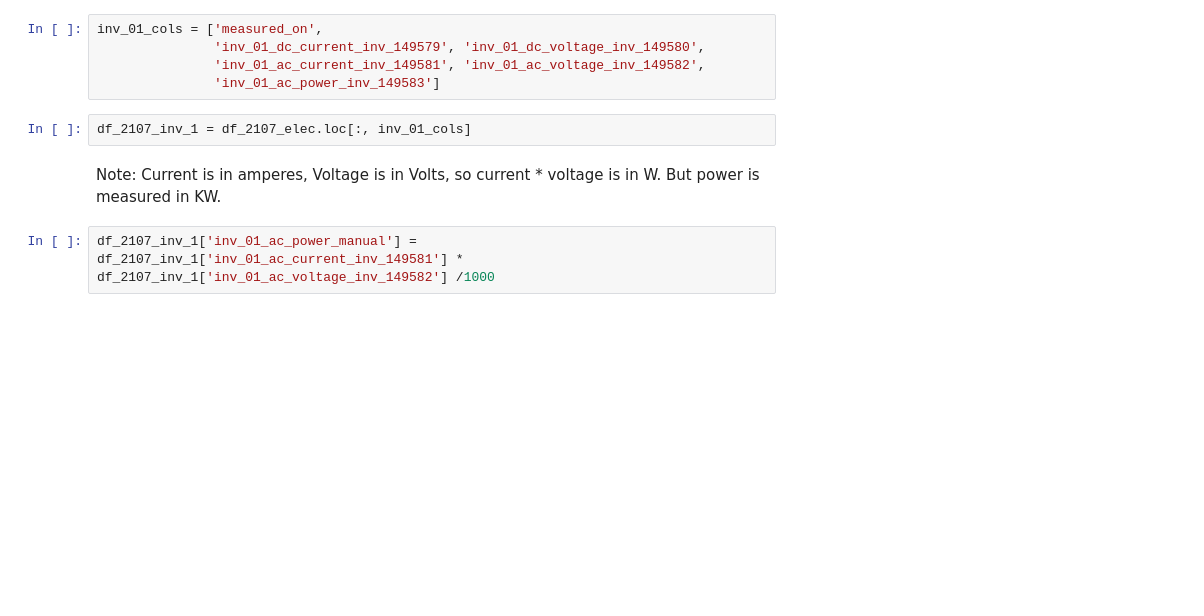
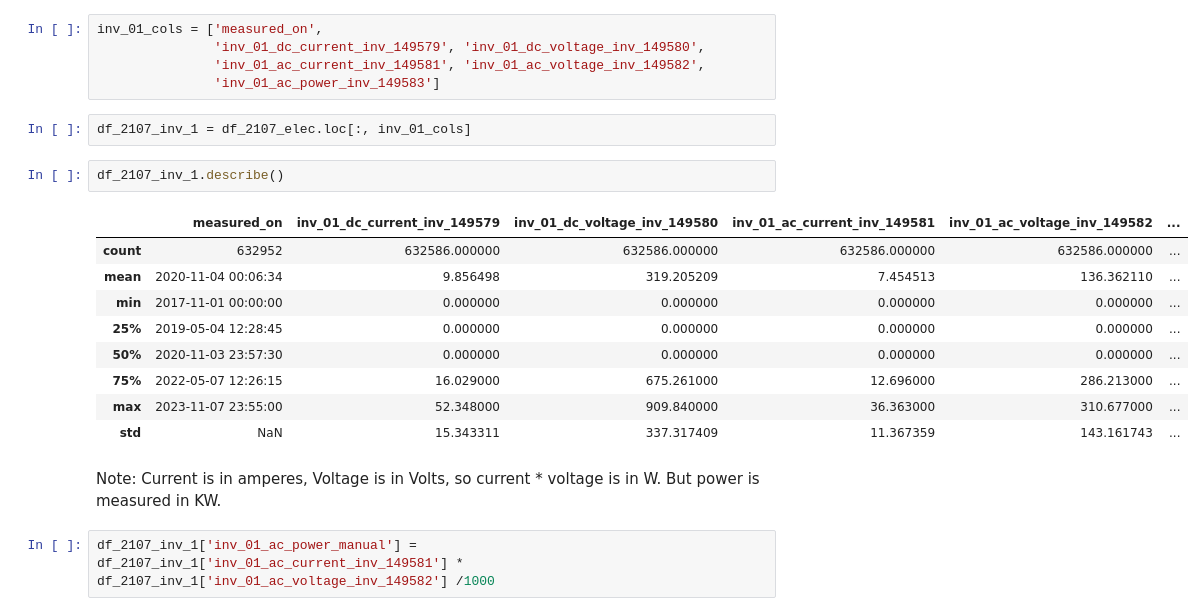
Before and after one commit to Erdos-Projects/predicting-day-ahead-solar-power-production, a Jupyter notebook: src/data/quick_iv_equals_p_check.ipynb, the cells around one changed output. Drawn from its saved outputs; the diff is of its cells as text; blank space fills up the shorter version.

```diff
--- a/src/data/quick_iv_equals_p_check.ipynb
+++ b/src/data/quick_iv_equals_p_check.ipynb
@@ -82,6 +82,18 @@ inv_01_cols = ['measured_on',
                'inv_01_ac_power_inv_149583']
 # %%
 df_2107_inv_1 = df_2107_elec.loc[:, inv_01_cols]
+# %%
+df_2107_inv_1.describe()
+# %% [output]
+|  | measured_on | inv_01_dc_current_inv_149579 | inv_01_dc_voltage_inv_149580 | inv_01_ac_current_inv_149581 | inv_01_ac_voltage_inv_149582 | ... |
+| count | 632952 | 632586.000000 | 632586.000000 | 632586.000000 | 632586.000000 | ... |
+| mean | 2020-11-04 00:06:34 | 9.856498 | 319.205209 | 7.454513 | 136.362110 | ... |
+| min | 2017-11-01 00:00:00 | 0.000000 | 0.000000 | 0.000000 | 0.000000 | ... |
+| 25% | 2019-05-04 12:28:45 | 0.000000 | 0.000000 | 0.000000 | 0.000000 | ... |
+| 50% | 2020-11-03 23:57:30 | 0.000000 | 0.000000 | 0.000000 | 0.000000 | ... |
+| 75% | 2022-05-07 12:26:15 | 16.029000 | 675.261000 | 12.696000 | 286.213000 | ... |
+| max | 2023-11-07 23:55:00 | 52.348000 | 909.840000 | 36.363000 | 310.677000 | ... |
+| std | NaN | 15.343311 | 337.317409 | 11.367359 | 143.161743 | ... |
 # %% [markdown]
 Note: Current is in amperes, Voltage is in Volts, so current * voltage is in W.  But power is measured in KW.
 # %%
```
Also changed, not shown: parts of 9 cells of this notebook, 4 other files.
